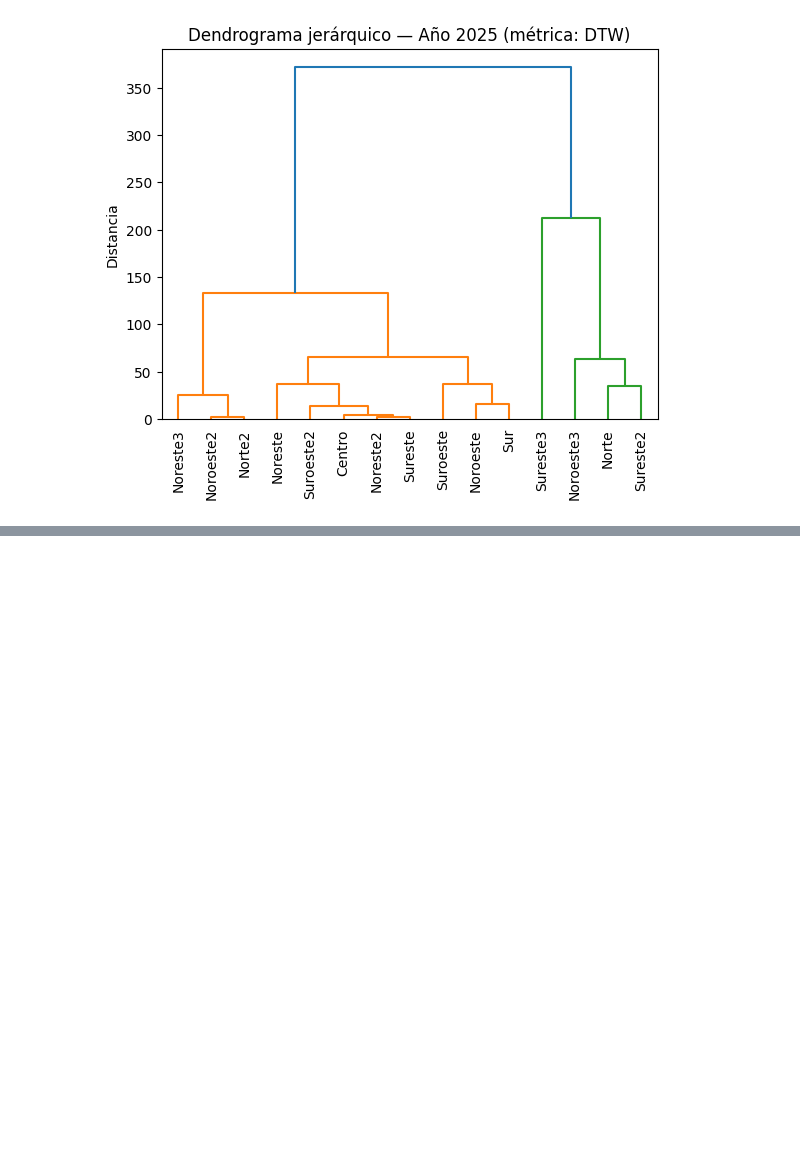
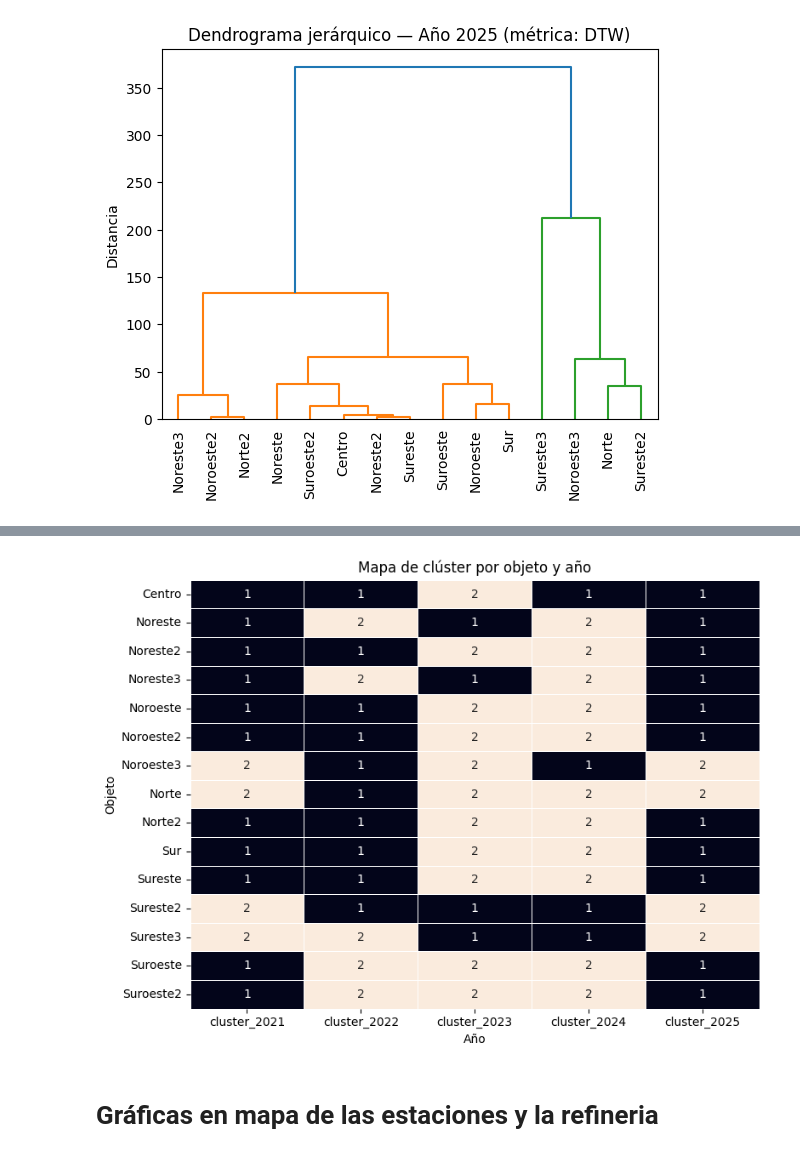
Before and after one commit to andreroblesb/airemty, a Jupyter notebook: conglomerados.ipynb, the cells around one changed output, grey strips where cells are left out. Cells and saved outputs as stored; diff of their text form; code cells hidden in the pictures; blank space fills up the shorter version.

```diff
--- a/conglomerados.ipynb
+++ b/conglomerados.ipynb
@@ -170,0 +245,19 @@ plt.show()
+# %%
+from scipy.cluster.hierarchy import fcluster
+
+labels = fcluster(Z, 2, criterion='maxclust')  # fuerza 2 clústeres
+labels_2 = fcluster(Z_2, 2, criterion='maxclust')
+labels_3 = fcluster(Z_3, 2, criterion='maxclust')
+labels_4 = fcluster(Z_4, 2, criterion='maxclust')
+labels_5 = fcluster(Z_5, 2, criterion='maxclust')
+
+import pandas as pd
+Clust_anio = pd.DataFrame({
+    'objeto': df_2025.index,
+    'cluster_2021': labels,
+    'cluster_2022': labels_2,
+    'cluster_2023': labels_3,
+    'cluster_2024': labels_4,
+    'cluster_2025': labels_5,
+}).set_index('objeto')
+Clust_anio
@@ -170,0 +282,21 @@ plt.show()
+# %%
+import matplotlib.pyplot as plt
+
+# --- Asumo tu tabla tal cual la mostraste:
+# Clust_anio: index = objeto, columnas = cluster_2021 ... cluster_2025 con valores 1/2
+Clust_graf = Clust_anio.copy()
+
+import seaborn as sns
+import matplotlib.pyplot as plt
+
+plt.figure(figsize=(8, 6))
+sns.heatmap(Clust_graf[["cluster_2021",	"cluster_2022",	"cluster_2023",	"cluster_2024",	"cluster_2025"]], annot=True, fmt=".0f", cbar=False, linewidths=.5)
+plt.title("Mapa de clúster por objeto y año")
+plt.xlabel("Año")
+plt.ylabel("Objeto")
+plt.tight_layout()
+plt.show()
+# %% [output]
+[figure, added]
+# %% [markdown]
+# Gráficas en mapa de las estaciones y la refineria
```
Also changed, not shown: parts of 7 cells of this notebook, 1 other file.
